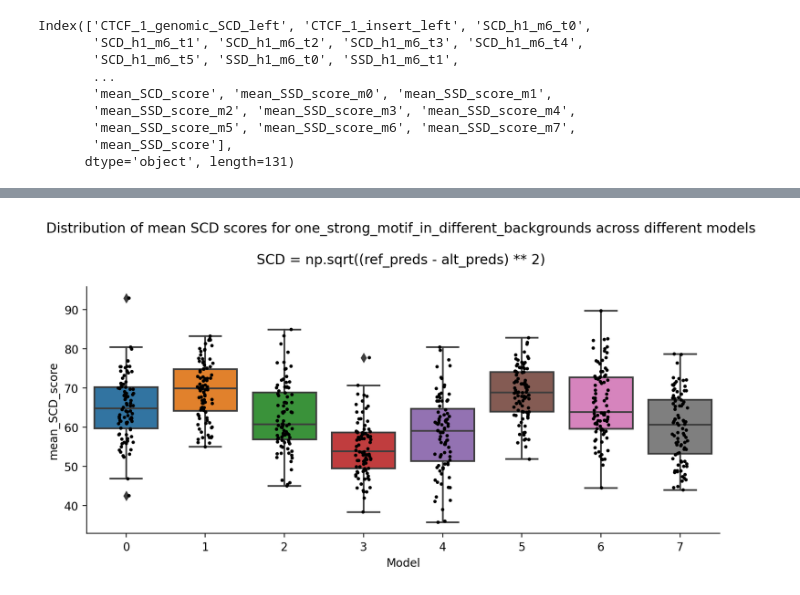
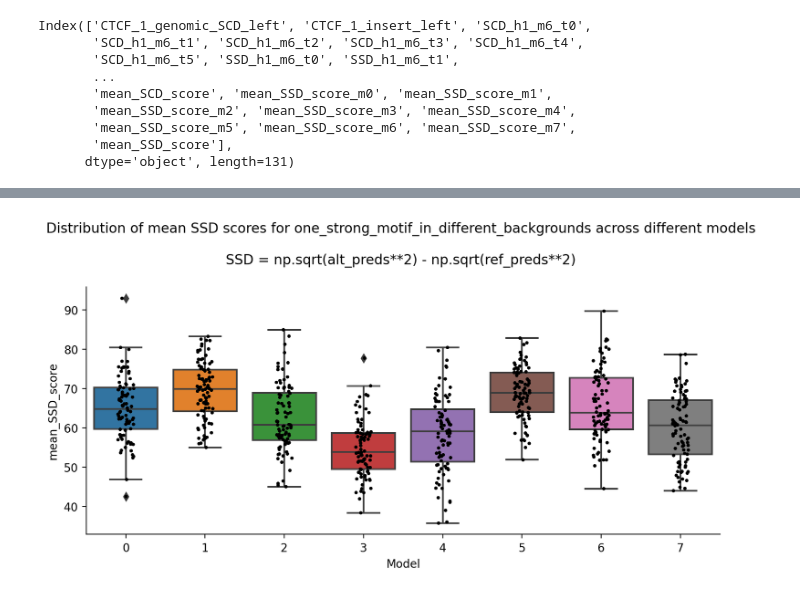
Before and after one commit to Fudenberg-Research-Group/akita_utils, a Jupyter notebook: bin/insert_experiments/analysis/CTCF_motif_in_different_backgrounds.ipynb, the cells around one changed output, grey strips where cells are left out. Saved outputs shown, nothing was run; the diff lists cells and outputs as text; code cells hidden in the pictures.

```diff
--- a/bin/insert_experiments/analysis/CTCF_motif_in_different_backgrounds.ipynb
+++ b/bin/insert_experiments/analysis/CTCF_motif_in_different_backgrounds.ipynb
@@ -50,8 +50,8 @@ def load_data(h5_dirs, scd_stats, models=[1]):
         )
     # dfs = pd.concat(dfs)
     merged_df = dfs[0]
-    for df in dfs[1:]:
-        merged_df = pd.merge(merged_df, df, on='background_seqs', how='inner', suffixes=('_left', '_right'))
+    for df_num,df in enumerate(dfs[1:]):
+        merged_df = pd.merge(merged_df, df, on='background_seqs', how='inner', suffixes=(f'_{df_num}', f'_right{df_num}'))
 
     # dfs = merged_df
     # df_1 = dfs[0]
@@ -178,27 +177,27 @@ plt.show()
 # %%
-fig, ax = plt.subplots(figsize=(10, 4), dpi=200)
+# fig, ax = plt.subplots(figsize=(10, 4), dpi=200)
 
-data = [one_strong_motif_in_different_backgrounds_df[f"mean_SCD_score_m{i}"] for i in range(8)]
+# data = [one_strong_motif_in_different_backgrounds_df[f"mean_SCD_score_m{i}"] for i in range(8)]
 
-sns.boxplot(
-    data=data,
-    ax=ax,
-)
-sns.stripplot(
-    data=data,
-    ax=ax,
-    jitter=True,
-    color='black',
-    size=3
-)
+# sns.boxplot(
+#     data=data,
+#     ax=ax,
+# )
+# sns.stripplot(
+#     data=data,
+#     ax=ax,
+#     jitter=True,
+#     color='black',
+#     size=3
+# )
 
-sns.despine(top=True, right=True)
+# sns.despine(top=True, right=True)
 
-ax.set_xlabel("Model")
-ax.set_ylabel("mean_SCD_score")
+# ax.set_xlabel("Model")
+# ax.set_ylabel("mean_SCD_score")
 
-plt.title("Distribution of mean SCD scores for one_strong_motif_in_different_backgrounds across different models \n  \nSCD = np.sqrt((ref_preds - alt_preds) ** 2) \n ")
-plt.show()
+# plt.title("Distribution of mean SCD scores for one_strong_motif_in_different_backgrounds across different models \n  \nSCD = np.sqrt((ref_preds - alt_preds) ** 2) \n ")
+# plt.show()
 
 
 fig, ax = plt.subplots(figsize=(10, 4), dpi=200)
@@ -210,54 +209,54 @@ sns.boxplot(
     ax=ax,
 )
 sns.stripplot(
     data=data,
     ax=ax,
     jitter=True,
     color='black',
     size=3
 )
 
 sns.despine(top=True, right=True)
 
 ax.set_xlabel("Model")
 ax.set_ylabel("mean_SSD_score")
 
 plt.title("Distribution of mean SSD scores for one_strong_motif_in_different_backgrounds across different models \n \nSSD = np.sqrt(alt_preds**2) - np.sqrt(ref_preds**2) \n ")
 plt.show()
 
 
-import seaborn as sns
+# import seaborn as sns
 
-fig, ax = plt.subplots(figsize=(10, 4), dpi=200)
+# fig, ax = plt.subplots(figsize=(10, 4), dpi=200)
 
-data = [one_strong_motif_in_different_backgrounds_df[f"mean_SSD_score_m{i}"] for i in range(8)]
+# data = [one_strong_motif_in_different_backgrounds_df[f"mean_SSD_score_m{i}"] for i in range(8)]
 
-sns.violinplot(
-    data=data,
-    ax=ax,
-)
-sns.stripplot(
-    data=data,
-    ax=ax,
-    jitter=True,
-    color='black',
-    size=3
-)
-# sns.swarmplot(
+# sns.violinplot(
 #     data=data,
 #     ax=ax,
-#     color='red',
-#     size=2,
-#     alpha=0.5
 # )
+# sns.stripplot(
+#     data=data,
+#     ax=ax,
+#     jitter=True,
+#     color='black',
+#     size=3
+# )
+# # sns.swarmplot(
+# #     data=data,
+# #     ax=ax,
+# #     color='red',
+# #     size=2,
+# #     alpha=0.5
+# # )
 
-sns.despine(top=True, right=True)
+# sns.despine(top=True, right=True)
 
-ax.set_xlabel("Model")
-ax.set_ylabel("mean_SSD_score")
+# ax.set_xlabel("Model")
+# ax.set_ylabel("mean_SSD_score")
 
-plt.title("Distribution of mean SSD scores for one_strong_motif_in_different_backgrounds across different models \n \nSSD = np.sqrt(alt_preds**2) - np.sqrt(ref_preds**2) \n ")
+# plt.title("Distribution of mean SSD scores for one_strong_motif_in_different_backgrounds across different models \n \nSSD = np.sqrt(alt_preds**2) - np.sqrt(ref_preds**2) \n ")
 
-plt.show()
+# plt.show()
 # %% [output]
-[figure, old version]
+[figure, new version]
```
Also changed, not shown: parts of 3 cells of this notebook, 27 other files.
